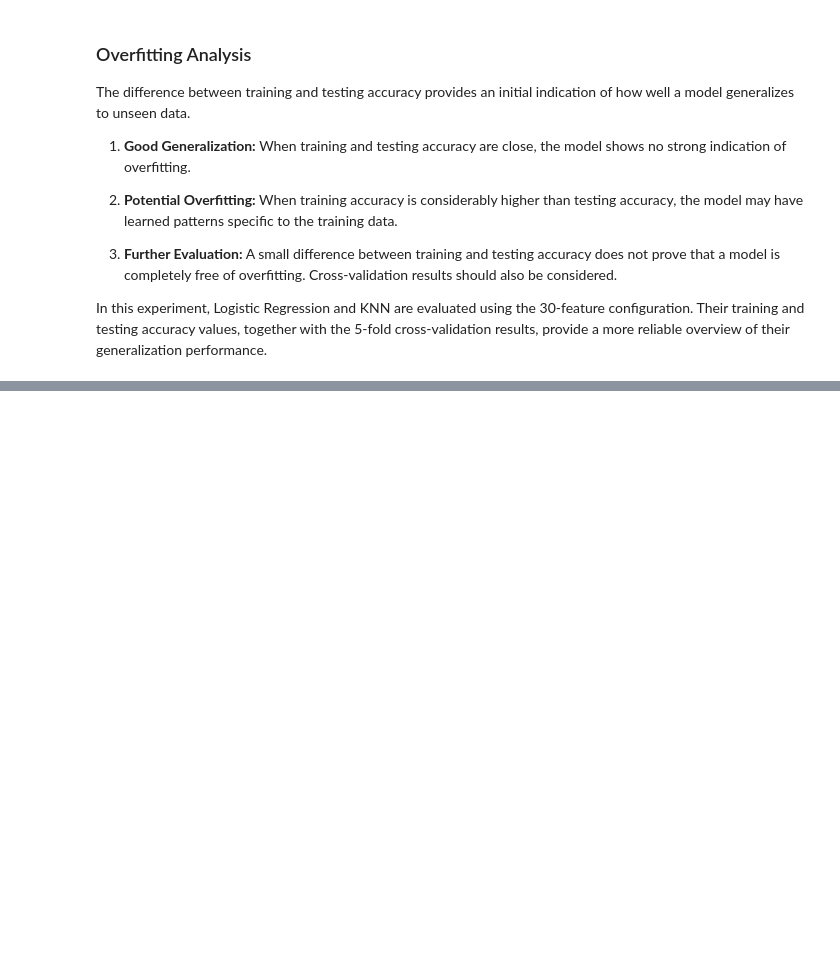
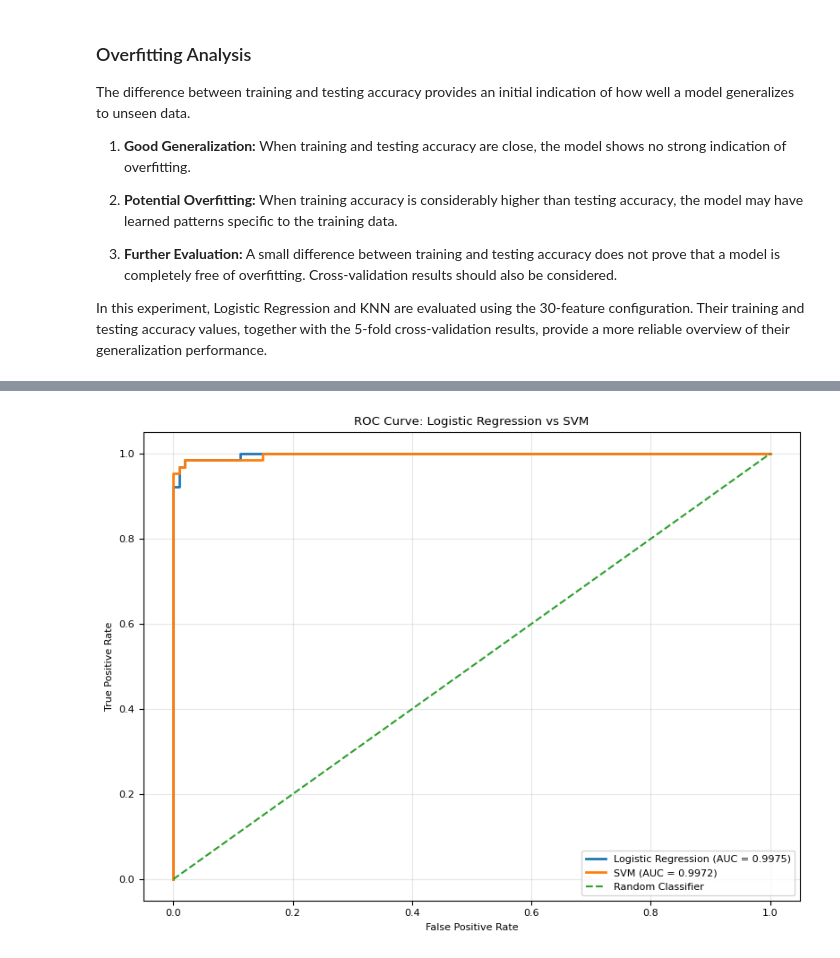
Before and after one commit to ikamrawn/BreastCancerProject-ML, a Jupyter notebook: BC_ML_HW.ipynb, the cells around one changed output, grey strips where cells are left out. Cells and saved outputs as stored; diff of their text form; code cells hidden in the pictures; blank space fills up the shorter version.

```diff
--- a/BC_ML_HW.ipynb
+++ b/BC_ML_HW.ipynb
@@ -365,0 +658,46 @@ In this experiment, Logistic Regression and KNN are evaluated using the 30-featu
+# %%
+
+from sklearn.metrics import roc_curve, auc
+
+# Select trained models
+log_reg = trained_models['Logistic Regression']['30 Features']
+svm = trained_models['SVM']['30 Features']
+
+# Get prediction probabilities
+lr_probs = log_reg.predict_proba(X_test_all)[:, 1]
+svm_probs = svm.predict_proba(X_test_all)[:, 1]
+
+# Calculate ROC curves
+lr_fpr, lr_tpr, _ = roc_curve(y_test, lr_probs)
+svm_fpr, svm_tpr, _ = roc_curve(y_test, svm_probs)
+
+# Calculate AUC
+lr_auc = auc(lr_fpr, lr_tpr)
+svm_auc = auc(svm_fpr, svm_tpr)
+
+# Plot ROC curves
+plt.figure(figsize=(8, 6))
+
+plt.plot(
+    lr_fpr, lr_tpr,
+    label=f'Logistic Regression (AUC = {lr_auc:.4f})',
+    linewidth=2
+)
+
+plt.plot(
+    svm_fpr, svm_tpr,
+    label=f'SVM (AUC = {svm_auc:.4f})',
+    linewidth=2
+)
+
+plt.plot([0, 1], [0, 1], linestyle='--', label='Random Classifier')
+
+plt.xlabel('False Positive Rate')
+plt.ylabel('True Positive Rate')
+plt.title('ROC Curve: Logistic Regression vs SVM')
+plt.legend(loc='lower right')
+plt.grid(alpha=0.3)
+plt.tight_layout()
+plt.show()
+# %% [output]
+[figure, added]
```
Also changed, not shown: parts of 8 cells of this notebook.
